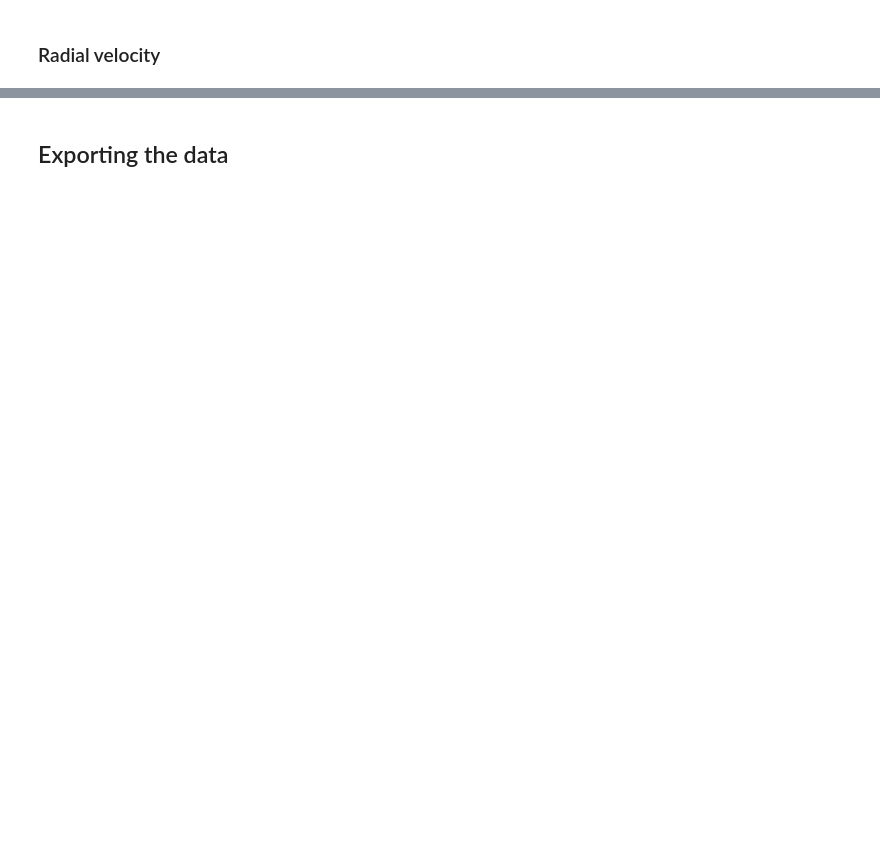
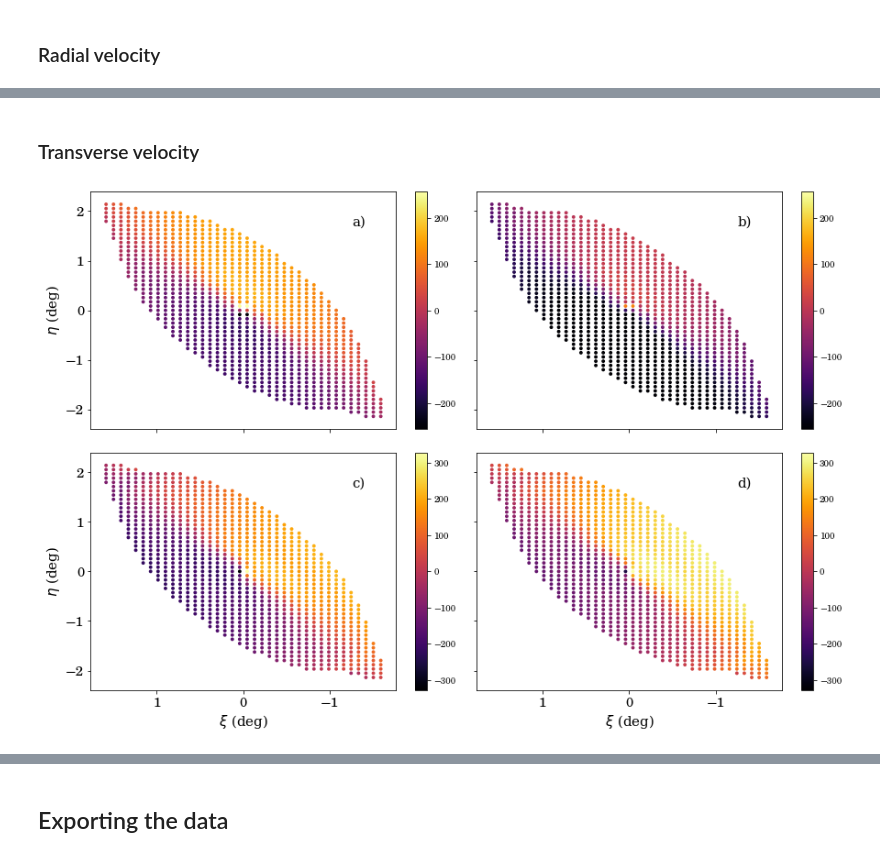
Before and after one commit to SamuelLimbo/AndromedaProperMotion, a Jupyter notebook: DiscModel.ipynb, the cells around one changed output, grey strips where cells are left out. Saved outputs shown, nothing was run; the diff lists cells and outputs as text; code cells hidden in the pictures; blank space fills up the shorter version.

```diff
--- a/DiscModel.ipynb
+++ b/DiscModel.ipynb
@@ -1040,0 +1045,43 @@ plt.show()
+# %% [markdown]
+### Transverse velocity
+# %%
+fig, ((ax1, ax2), (ax3, ax4)) = plt.subplots(2, 2, sharex=True, sharey=True, figsize=(15, 10))
+
+pos = ax1.scatter(x_points, y_points, c=colour_map[0], cmap='inferno',
+                  vmin=np.min(colour_map[0]), vmax=np.max(colour_map[0]), s=15, linewidth=0)
+ax1.text(-1.25, 1.70, f'a)', color='black', fontname = 'Serif', size = 15)
+ax1.set_ylabel(r'$\eta$ (deg)', fontname = 'Serif', size = 15)
+ax1.xaxis.set_tick_params(labelsize=15)
+ax1.yaxis.set_tick_params(labelsize=15)
+fig.colorbar(pos, ax=ax1)
+
+pos = ax2.scatter(x_points, y_points, c=colour_map[2], cmap='inferno',
+                    vmin=np.min(colour_map[0]), vmax=np.max(colour_map[0]), s=15, linewidth=0)
+ax2.text(-1.25, 1.70, f'b)', color='black', fontname = 'Serif', size = 15)
+ax2.xaxis.set_tick_params(labelsize=15)
+ax2.yaxis.set_tick_params(labelsize=15)
+fig.colorbar(pos, ax=ax2)
+
+pos = ax3.scatter(x_points, y_points, c=colour_map[1], cmap='inferno',
+                  vmin=np.min(colour_map[1]), vmax=np.max(colour_map[1]), s=15, linewidth=0)
+ax3.text(-1.25, 1.70, f'c)', color='black', fontname = 'Serif', size = 15)
+ax3.set_xlabel(r'$\xi$ (deg)', fontname = 'Serif', size = 15)
+ax3.set_ylabel(r'$\eta$ (deg)', fontname = 'Serif', size = 15)
+ax3.xaxis.set_tick_params(labelsize=15)
+ax3.yaxis.set_tick_params(labelsize=15)
+fig.colorbar(pos, ax=ax3)
+
+pos = ax4.scatter(x_points, y_points, c=colour_map[3], cmap='inferno',
+                  vmin=np.min(colour_map[1]), vmax=np.max(colour_map[1]), s=15, linewidth=0)
+ax4.text(-1.25, 1.70, f'd)', color='black', fontname = 'Serif', size = 15)
+ax4.set_xlabel(r'$\xi$ (deg)', fontname = 'Serif', size = 15)
+ax4.xaxis.set_tick_params(labelsize=15)
+ax4.yaxis.set_tick_params(labelsize=15)
+ax4.set_xlim(ax4.get_xlim()[::-1])
+fig.colorbar(pos, ax=ax4)
+
+plt.subplots_adjust(wspace=0.01, hspace=0.1)
+plt.savefig('Transverse_Velocity.png', dpi=250)
+plt.show()
+# %% [output]
+[figure, added]
```
Also changed, not shown: parts of 6 cells of this notebook, 1 other file.
